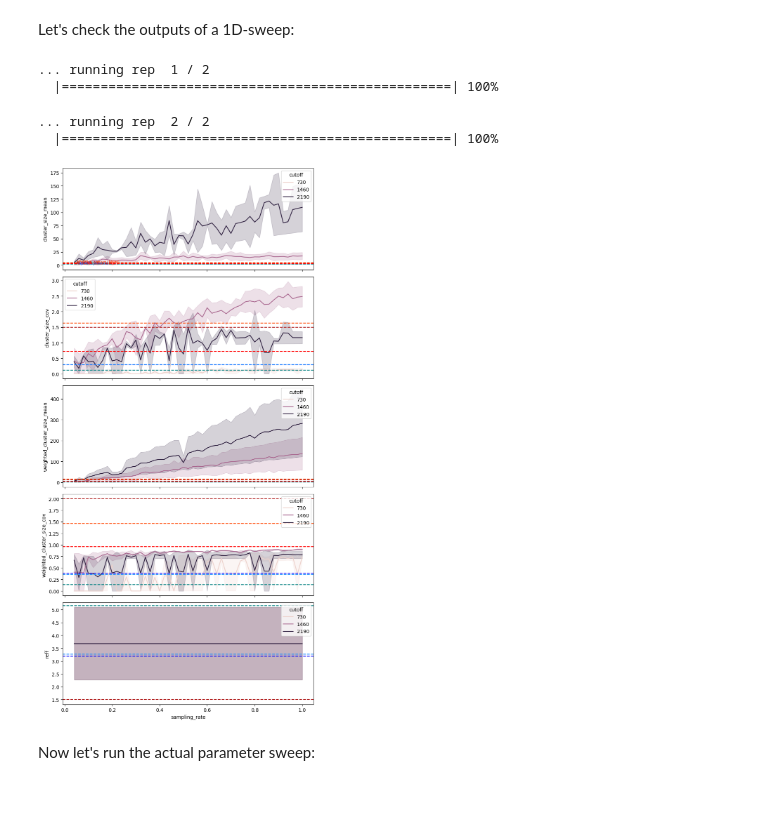
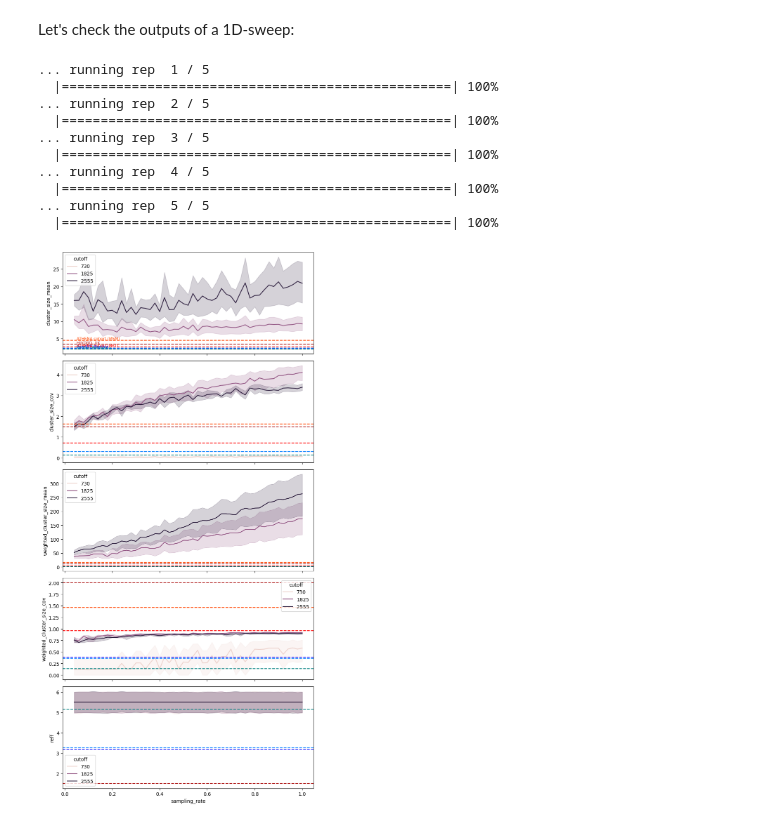
Before and after one commit to JHerbeck-IDM/ClusterSim, a Jupyter notebook: python/07_cluster_stats_sweeps.ipynb, the cells around one changed output. Saved outputs shown, nothing was run; the diff lists cells and outputs as text; code cells hidden in the pictures; blank space fills up the shorter version.

```diff
--- a/python/07_cluster_stats_sweeps.ipynb
+++ b/python/07_cluster_stats_sweeps.ipynb
@@ -7,13 +7,13 @@ Parameter sweeps for clustering statistics.
 
 Here we define the overall parameters that will be used for running the analysis. The parameters include a `LABEL` to name the experiments and output data, the path to actually save the output data, sampling rates, cutoffs, as well as any other simulation parameter.
 # %%
-LABEL          = 'test'
+LABEL          = 'sweeps-sampling-size'
 RESULTS_PATH   = '../results'
 
 SAMPLING_RATES = [k/100 for k in range(4, 102, 2)]  # [0.01, 0.2, 0.5, 0.7, 1.0]
-CUTOFFS        = [k*365 for k in [2, 4, 6]]  # [1, 2.5, 5, 7.5, 10]]
+CUTOFFS        = [k*365 for k in [2, 5, 7]]  # [1, 2.5, 5, 7.5, 10]]
 
-REPS = 2 #5  # Repeat simulations with different random number seeds for every set of parameters
+REPS = 5  # Repeat simulations with different random number seeds for every set of parameters
 # %% [markdown]
 ## Initialization
 
@@ -77,25 +78,25 @@ pangea_data = pd.DataFrame( [ [ 'HIVDRD, UK'         , 'firebrick' , 3.4 , 1.5 ,
 # %% [markdown]
 ## Run branching process model
 # %%
-partner_number_sweep   = [ 0.5   ]  # [k/10    for k in range( 1,  9, 1)] # [ 0.25 , 0.5  , 0.75  ]
-lambda_parameter_sweep = [ 0.002 ]  # [k/10000 for k in range( 5, 30, 5)] # [ 0.001, 0.002, 0.003 ]
-acts_per_day_sweep     = [ 0.15  ]  # [k/100   for k in range(10, 40, 5)] # [ 0.10 , 0.20 , 0.30  ]
-removal_rate_sweep     = [ 0.001 ]  # [k/1000  for k in range( 1,  4, 1)] # [ 0.001, 0.002, 0.003 ]
-sampling_delay_sweep   = [ 90, 180 ]
-sample_size_sweep      = [ 100, 250, 1000 ]
+partner_number_sweep   = [ 0.35   ]  # [k/10    for k in range( 1,  9, 1)] # [ 0.25 , 0.5  , 0.75  ]
+lambda_parameter_sweep = [ 0.001  ]  # [k/10000 for k in range( 5, 30, 5)] # [ 0.001, 0.002, 0.003 ]
+acts_per_day_sweep     = [ 0.10   ]  # [k/100   for k in range(10, 40, 5)] # [ 0.10 , 0.20 , 0.30  ]
+removal_rate_sweep     = [ 0.0005 ]  # [k/1000  for k in range( 1,  4, 1)] # [ 0.001, 0.002, 0.003 ]
+sampling_delay_sweep   = [ 90, 120, 150, 180 ]
+sample_size_sweep      = [ 100, 250, 500, 1000, 2000, 5000 ]
 
 # Simulation defaults
 SAMPLE_SIZE      = 250
-SIM_TIME         = 365*5 #20
+SIM_TIME         = 365*20
 RAND_SEED_OFFSET = 0
 
 # Network defaults
-MEAN_PARTNER = 0.5
+MEAN_PARTNER = 0.35
 
 # Transmission defaults
-ACTS_PER_DAY = 0.3/2.5
-LAMBDA       = 0.002
-REMOVAL_RATE = 0.001
+ACTS_PER_DAY = 0.1
+LAMBDA       = 0.001
+REMOVAL_RATE = 0.0005
 
 # Sampling defaults
 SAMPLING_DELAY = 360
@@ -149,7 +150,7 @@ def single_run( experiment_params={}, rand_seed_start=RAND_SEED_OFFSET ):
 Let's check the outputs of a 1D-sweep:
 # %%
 # Run parameter sweep
-out = single_run()
+out = single_run() \
 
 # Plot clustering results
 fig, axs = plt.subplots( 5, 1, figsize=(8,16), sharex=True )
@@ -176,36 +177,40 @@ seaborn.lineplot( data = out,
                  )
 
 seaborn.lineplot( data = out,
                   x    = 'sampling_rate',
                   y    = 'weighted_cluster_size_cov',
                   hue  = 'cutoff',
                   ax   = axs[3]
                  )
 
 seaborn.lineplot( data = out,
                   x    = 'sampling_rate',
                   y    = 'reff',
                   hue  = 'cutoff',
                   ax   = axs[4]
                  )
 
 
 # Add observation data
 for index, row in pangea_data.iterrows():
     axs[0].axhline( row['cluster size (mean)'], color=row['color'], linestyle='--' )
     axs[1].axhline( row['cluster size (CoV)' ], color=row['color'], linestyle='--' )
     axs[2].axhline( row['weighted cluster size (mean)'], color=row['color'], linestyle='--' )
     axs[3].axhline( row['weighted cluster size (CoV)' ], color=row['color'], linestyle='--' )
     axs[4].axhline( row['R0'], color=row['color'], linestyle='--' )
 
     axs[0].text(0.05, row['cluster size (mean)']*1.05, row['location'], color=row['color'], size=8 )
 
 fig.tight_layout()
 # %% [output]
-... running rep  1 / 2
+... running rep  1 / 5
   |==================================================| 100%
+... running rep  2 / 5
+  |==================================================| 100%
+... running rep  3 / 5
+  |==================================================| 100%
+... running rep  4 / 5
+  |==================================================| 100%
+... running rep  5 / 5
+  |==================================================| 100%
-... running rep  2 / 2
-  |==================================================| 100%
-[figure, old version]
+[figure, new version]
-# %% [markdown]
-Now let's run the actual parameter sweep:
```
Also changed, not shown: parts of 6 cells of this notebook, 5 other files.
